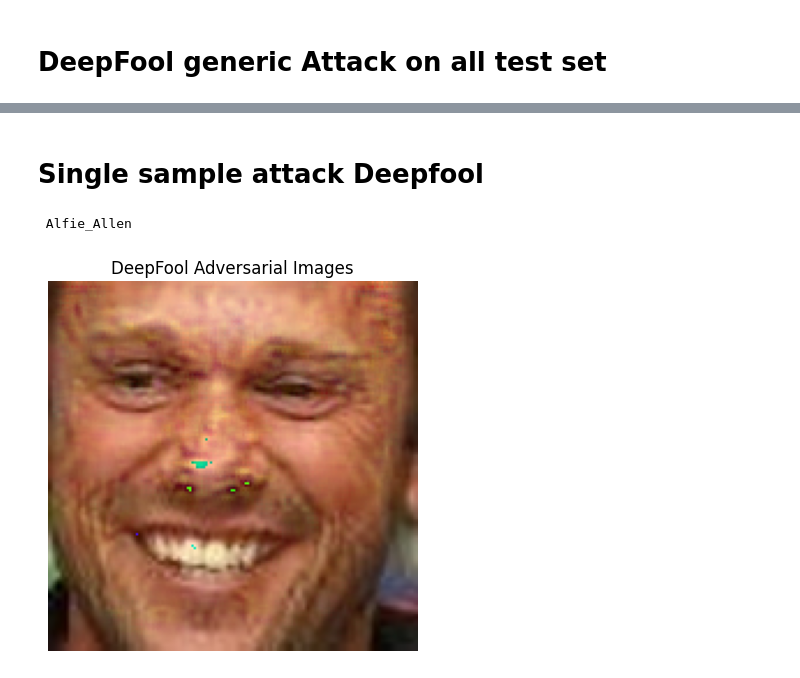
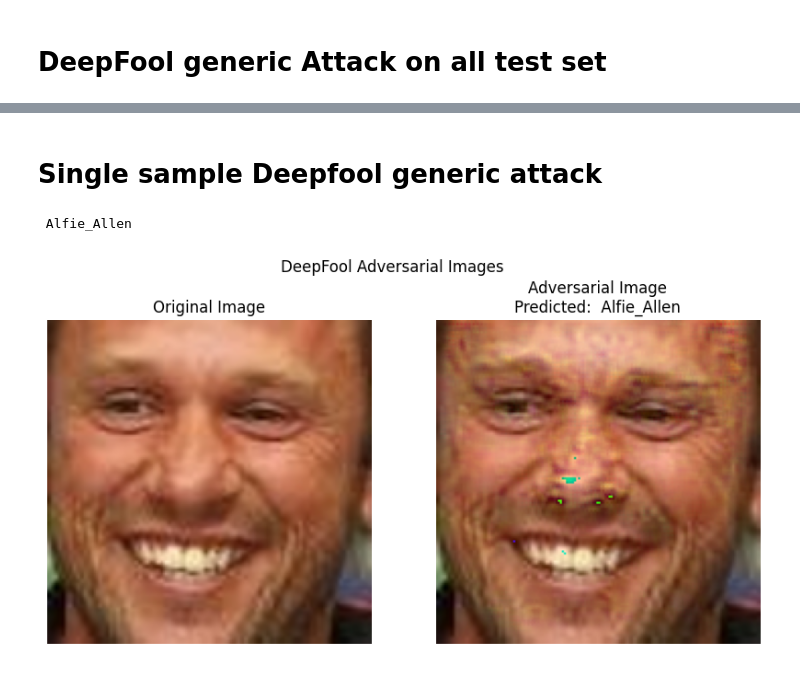
Before and after one commit to dany9999/Face_Recognition_Security, a Jupyter notebook: DeepFoolAttack.ipynb, the cells around one changed output, grey strips where cells are left out. Saved outputs shown, nothing was run; the diff lists cells and outputs as text; code cells hidden in the pictures.

Commit message:
deepfool plot

```diff
--- a/DeepFoolAttack.ipynb
+++ b/DeepFoolAttack.ipynb
@@ -210,7 +178,7 @@ plt.xlabel('max_iter')
 plt.ylabel('Accuracy mean')
 plt.show()
 # %% [markdown]
-# Single sample attack Deepfool
+# Single sample Deepfool generic attack
 # %%
 from art.attacks.evasion import DeepFool
 
@@ -222,34 +190,44 @@ attack = DeepFool(classifier=classifier, epsilon=epsilon, max_iter=max_iter)
 test_img = load_image("test_set_cropped/Antonio_Cassano_8_face_0.jpg")
 
 test_img = test_img.unsqueeze(0)
-test_img = test_img.numpy()
-test_images_adv = attack.generate(test_img)
+test_img_numpy  = test_img.numpy()
+test_images_adv = attack.generate(test_img_numpy)
 model_predictions = model.predict(test_images_adv)
 predicted_label = LABELS[np.array(model_predictions[0].argmax())]
 # %%
 print(predicted_label)
 # %% [output]
  Alfie_Allen
-# %%
-import numpy as np
-import matplotlib.pyplot as plt
-import cv2
-
-# Supponiamo che test_images_adv sia un array numpy con forma (1, 3, 160, 160)
-# Rimuoviamo la dimensione batch extra
-test_images_adv = np.squeeze(test_images_adv, axis=0)  # Ora la forma è (3, 160, 160)
-
-# Trasponiamo l'array per convertirlo nel formato channels-last
-test_images_adv = np.transpose(test_images_adv, (1, 2, 0))  # Ora la forma è (160, 160, 3)
-
-# Convertiamo in tipo uint8 se necessario
-if test_images_adv.dtype != np.uint8:
-    test_images_adv = (test_images_adv * 255).astype(np.uint8)
-
-# Visualizziamo l'immagine con Matplotlib
-plt.imshow(test_images_adv)
-plt.title("DeepFool Adversarial Images")
-plt.axis('off')  # Disabilita gli assi
-plt.show()
-# %% [output]
-[figure, removed]
+# %%
+# Prepara le immagini per la visualizzazione
+# Rimuovi la dimensione batch extra e converti nel formato channels-last
+test_images_adv = np.squeeze(test_images_adv, axis=0)
+test_images_adv = np.transpose(test_images_adv, (1, 2, 0))
+
+# Converti le immagini in uint8 per la visualizzazione
+if test_img_numpy.dtype != np.uint8:
+    test_img_numpy = (test_img_numpy * 255).astype(np.uint8)
+    test_img_numpy = np.squeeze(test_img_numpy, axis=0)  # Rimuovi la dimensione batch extra
+    test_img_numpy = np.transpose(test_img_numpy, (1, 2, 0))
+
+if test_images_adv.dtype != np.uint8:
+    test_images_adv = (test_images_adv * 255).astype(np.uint8)
+
+# Visualizza le immagini affiancate con Matplotlib
+fig, (ax1, ax2) = plt.subplots(1, 2, figsize=(10, 5))
+
+# Mostra l'immagine originale
+ax1.imshow(test_img_numpy)
+ax1.set_title('Original Image')
+ax1.axis('off')
+
+# Mostra l'immagine avversaria
+ax2.imshow(test_images_adv)
+ax2.set_title(f'Adversarial Image\nPredicted: {predicted_label}')
+ax2.axis('off')
+
+# Mostra la figura
+plt.suptitle("DeepFool Adversarial Images")
+plt.show()
+# %% [output]
+[figure, added]
```
Also changed, not shown: parts of 1 cell of this notebook.
